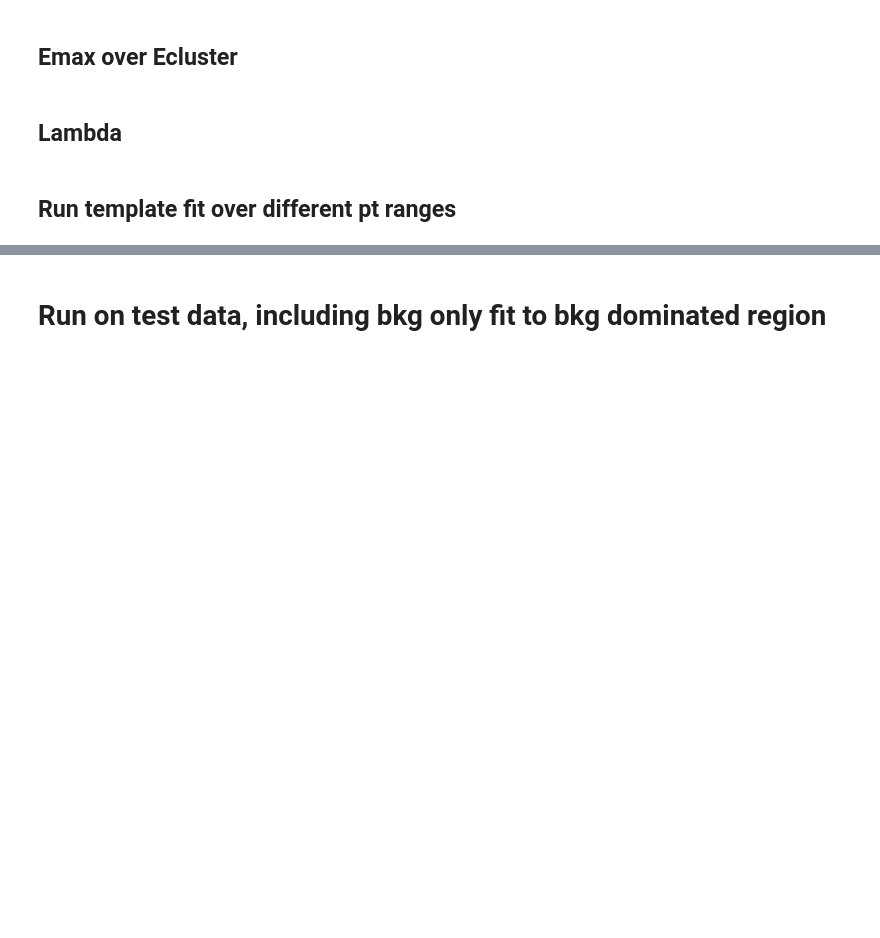
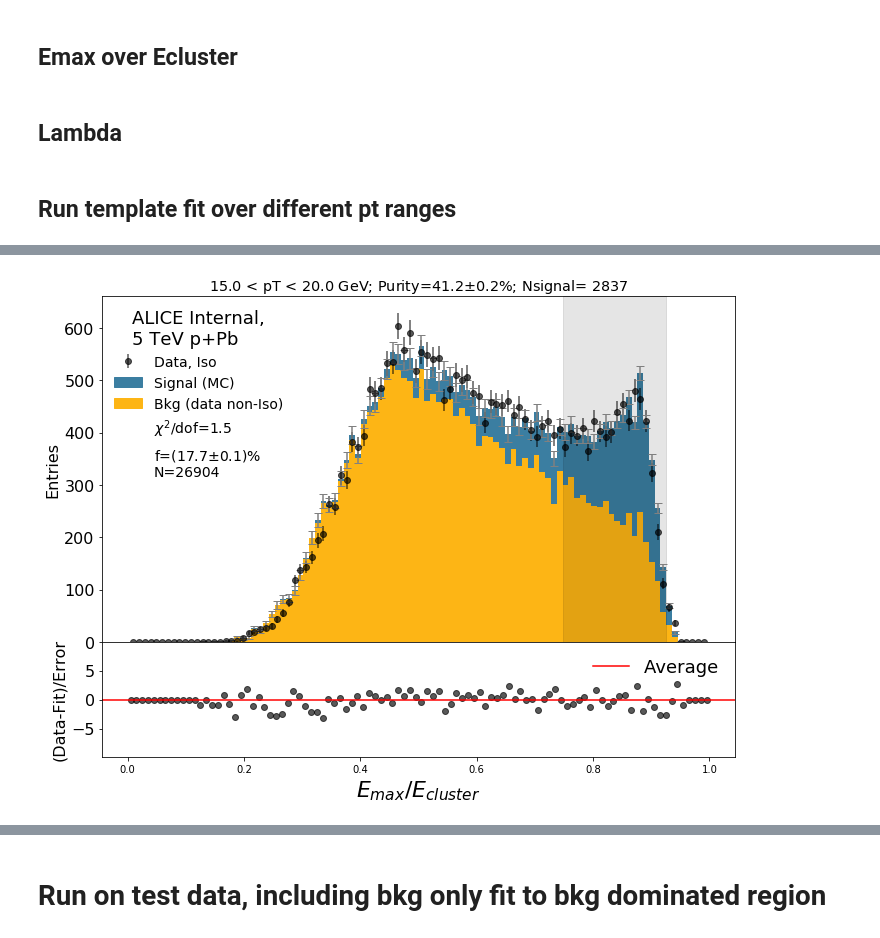
Before and after one commit to miguelignacio/CorrelationAnalysis, a Jupyter notebook: NtupleAnalysis/InputData/photon-purity.ipynb, the cells around one changed output, grey strips where cells are left out. Cells and saved outputs as stored; diff of their text form; code cells hidden in the pictures; blank space fills up the shorter version.

Commit message:
updating photon purity

```diff
--- a/NtupleAnalysis/InputData/photon-purity.ipynb
+++ b/NtupleAnalysis/InputData/photon-purity.ipynb
@@ -1047,3 +1046,13 @@ plt.show()
+# %%
+
+
+fakeData = pd.concat([mcBKG_Hists.query('cluster_iso_its_04_sub<1')[:60000],
+                      mcBKG_Hists.query('cluster_iso_its_04_sub>1'),
+                      mcHists.query('cluster_iso_its_04_sub<1')[:0]])
+print fakeData.shape[0]
+plt.show()
+
+dataHists = fakeData
 # %% [markdown]
 ## NN data
 # %%
@@ -1085,7 +1094,7 @@ Range=(0.0,1.0)
 ## Lambda
 # %%
 #bins = 160
-bins = 100
+bins = 200
 fitRange = (0.0, 1.5)
 #xlabel = 'Lambda'
 xlabel = r'$\sigma_{long}^{2}$'
@@ -1093,29 +1102,28 @@ varname = 'cluster_Lambda'
 limit_yaxis = 13.0
 puritymin = 0.0
 puritymax = 0.40
-fitRangeBKGonly=(0.5, 1.5)
+fitRangeBKGonly=(0.5, 1.5)#1.5
 Range=(0.0,2.0)
 # %% [markdown]
 ## Run template fit over different pt ranges
 # %%
 isomax=1.0
-nonisorange=(4,10)
+nonisorange=(3,10)
 isolation = 'cluster_iso_its_04_sub'
-tag = dataFiles[0].split('_small')[0]+mcFiles[0].split('_small')[0]+isolation
+tag = dataFiles[0].split('_small')[0]+mcSignal_Files[0].split('_small')[0]+isolation
 # %%
 
-tag = dataFiles[0].split('_small')[0]+mcFiles[0].split('_small')[0]+isolation
+tag = dataFiles[0].split('_small')[0]+mcSignal_Files[0].split('_small')[0]+isolation
 
 #Set pt bins
 #binedges = [10.0,11.0, 12.5, 16.0]#binedges = [10.0,16.0] #binedges = np.logspace(1.0, 1.176, num=5, base=10.0)
 #binedges = [10,11.0,12.5,16.0]
-binedges = [10.0,16.0]
+binedges = [15.0,20.0]
 PerSuperModule = False
-nsupermodules = 10
+nsupermodules = 20
 SplitEta       = False
 cutbadSM      = False
 
-#bins =80 worked
 for ipt in range(len(binedges)-1):
     ptmin = binedges[ipt]
     ptmax = binedges[ipt+1]
@@ -1124,31 +1132,30 @@ for ipt in range(len(binedges)-1):
     maskpt_up = dataHists.cluster_pt<ptmax
     maskdata = maskpt_do & maskpt_up
 
-    mcmaskpt_do = mcHists.cluster_pt>ptmin
-    mcmaskpt_up = mcHists.cluster_pt<ptmax
+    mcmaskpt_do = mcSignal_Hists.cluster_pt>ptmin
+    mcmaskpt_up = mcSignal_Hists.cluster_pt<ptmax
     maskmc   = mcmaskpt_do & mcmaskpt_up
 
 
 
-    Templates = getTemplates(dataHists[maskdata], mcHists[maskmc], bins,  isocut=isomax, nonisocuts=nonisorange,
+    Templates = getTemplates(dataHists[maskdata], mcSignal_Hists[maskmc], bins,  isocut=isomax, nonisocuts=nonisorange,
                              var = varname,  varRange=Range, isovar=isolation)
     dataiso, dataisoerr, signalmc, signalmcerr, datanoniso, datanonisoerr, binEdges = Templates
     tf = TemplateFit(dataiso, dataisoerr, signalmc, signalmcerr, datanoniso, datanonisoerr, binEdges, fitRange=fitRange)
     tf.plotFit(xlabel, title, True, puritymin, puritymax,
-               normalize=False, figureFilename=varname+'ptmin%2.0f_ptmax%2.0f_%s_Iso%2.0f_Noniso%2.0f_%2.0f.pdf'%(ptmin,ptmax,tag,isomax, nonisorange[0],nonisorange[1]))
+               normalize=False,
+               figureFilename=varname+'ptmin%2.0f_ptmax%2.0f_%s_Iso%2.0f_Noniso%2.0f_%2.0f.pdf'%(ptmin,ptmax,tag,isomax, nonisorange[0],nonisorange[1]))
 
 
 
     if(cutbadSM):
         dataveto = dataHists.cluster_SuperModule!=3
         dataveto2 = dataHists.cluster_SuperModule!=7
-        #veto  = maskdataRemoved & dataHists.cluster_SuperModule!=7
-        mcveto =  mcHists.cluster_SuperModule!=3
-        mcveto2 =  mcHists.cluster_SuperModule!=7
-        #maskmcRemoved = maskmcRemoved & mcHists.cluster_SuperModule!=7
+        mcveto =  mcSignal_Hists.cluster_SuperModule!=3
+        mcveto2 =  mcSignal_Hists.cluster_SuperModule!=7
 
         Templates = getTemplates(dataHists[maskdata & dataveto & dataveto2],
-                                 mcHists[maskmc & mcveto & mcveto2],
+                                 mcSignal_Hists[maskmc & mcveto & mcveto2],
                                  bins,  isocut=isomax, nonisocuts=nonisorange, var = varname,  varRange=Range, isovar=isolation)
         dataiso, dataisoerr, signalmc, signalmcerr, datanoniso, datanonisoerr, binEdges = Templates
         tf = TemplateFit(dataiso, dataisoerr, signalmc, signalmcerr, datanoniso, datanonisoerr, binEdges, fitRange=fitRange)
@@ -1157,11 +1164,11 @@ for ipt in range(len(binedges)-1):
 
 
     maskseta_data = [dataHists.cluster_eta>0, dataHists.cluster_eta<0]
-    maskseta_mc   = [mcHists.cluster_eta>0, mcHists.cluster_eta<0]
+    maskseta_mc   = [mcSignal_Hists.cluster_eta>0, mcSignal_Hists.cluster_eta<0]
 
     if SplitEta:
         for ieta in range(2):
-            Templates = getTemplates(dataHists[maskdata & maskseta_data[ieta]], mcHists[maskmc & maskseta_mc[ieta]], bins,
+            Templates = getTemplates(dataHists[maskdata & maskseta_data[ieta]], mcSignal_Hists[maskmc & maskseta_mc[ieta]], bins,
                                      isocut=isomax, nonisocuts=nonisorange, var = varname,  varRange=Range, isovar=isolation)
             dataiso, dataisoerr, signalmc, signalmcerr, datanoniso, datanonisoerr, binEdges = Templates
             tf = TemplateFit(dataiso, dataisoerr, signalmc, signalmcerr, datanoniso, datanonisoerr, binEdges, fitRange=fitRange)
@@ -1171,6 +1178,8 @@ for ipt in range(len(binedges)-1):
 
     if(PerSuperModule):
         purityarray = []
+        purityerrarray = []
+
         purityarrayVeto = []
 
         farray = []
@@ -1185,18 +1194,19 @@ for ipt in range(len(binedges)-1):
         for ism in range(nsupermodules ):
             masksm = dataHists.cluster_SuperModule==ism
             plt.subplot(2,nsupermodules/2 ,ism+1)
-            plt.hist2d(dataHists[maskdata & masksm].cluster_eta, dataHists[maskdata &masksm].cluster_phi,range=([-.70, .70], [-np.pi, np.pi]),bins=100)
+            plt.hist2d(dataHists[maskdata & masksm].cluster_eta, dataHists[maskdata &masksm].cluster_phi,range=([-.70, .70],
+                       [-np.pi, np.pi]),bins=100)
         plt.show()
         #fig.tight_layout()
         fig.savefig('supermodules.png')
         for ism in range(nsupermodules):
             mask_supermodules_data = dataHists.cluster_SuperModule==ism
-            mask_supermodules_mc   = mcHists.cluster_SuperModule==ism
+            mask_supermodules_mc   = mcSignal_Hists.cluster_SuperModule==ism
             maskdata_sm = maskdata & mask_supermodules_data
             maskmc_sm  = maskmc & mask_supermodules_mc
 
-            bins = 50 #was 80
-            Templates = getTemplates(dataHists[maskdata_sm], mcHists[maskmc_sm], bins,  isocut=isomax, nonisocuts=nonisorange,
+            bins = 120 #was 80
+            Templates = getTemplates(dataHists[maskdata_sm], mcSignal_Hists[maskmc_sm], bins,  isocut=isomax, nonisocuts=nonisorange,
                                      var = varname,  varRange=Range, isovar=isolation)
             dataiso, dataisoerr, signalmc, signalmcerr, datanoniso, datanonisoerr, binEdges = Templates
             tf = TemplateFit(dataiso, dataisoerr, signalmc, signalmcerr, datanoniso, datanonisoerr, binEdges,
@@ -1208,18 +1218,22 @@ for ipt in range(len(binedges)-1):
 
             #Everything EXCEPT the SM = ism
             purity, pmin, pmax = tf.getPurity(puritymin, puritymax)
+            puritylow = getPurity(tf.signal, tf.bkg, tf.binEdges, tf.fitf-tf.fitferr, puritymin, puritymax)
+            purityhigh = getPurity(tf.signal, tf.bkg, tf.binEdges, tf.fitf+tf.fitferr, puritymin, puritymax)
+
             purityarray.append(purity)
+            purityerrarray.append(max(abs(purity-puritylow), abs(purity-purityhigh) ))
             farray.append(tf.fitf)
             fErrarray.append(tf.fitferr)
             chi2.append(tf.chi2/tf.dof)
 
-            bins = 100
+            bins = 120
             mask_supermodules_data = dataHists.cluster_SuperModule!=ism
-            mask_supermodules_mc   = mcHists.cluster_SuperModule!=ism
+            mask_supermodules_mc   = mcSignal_Hists.cluster_SuperModule!=ism
             maskdata_sm = maskdata & mask_supermodules_data
             maskmc_sm  = maskmc & mask_supermodules_mc
 
-            Templates = getTemplates(dataHists[maskdata_sm], mcHists[maskmc_sm], bins,  isocut=isomax, nonisocuts=nonisorange,
+            Templates = getTemplates(dataHists[maskdata_sm], mcSignal_Hists[maskmc_sm], bins,  isocut=isomax, nonisocuts=nonisorange,
                                      var = varname,  varRange=Range, isovar=isolation)
             dataiso, dataisoerr, signalmc, signalmcerr, datanoniso, datanonisoerr, binEdges = Templates
             tf = TemplateFit(dataiso, dataisoerr, signalmc, signalmcerr, datanoniso, datanonisoerr, binEdges,
@@ -1227,7 +1241,9 @@ for ipt in range(len(binedges)-1):
             tf.plotFit(xlabel, title, True, puritymin, puritymax, normalize=False,
                        figureFilename=varname+'VetoSuperModule%d_ptmin%2.0f_ptmax%2.0f_%s_Iso_%1.0f_Noniso_%1.0f_%2.0f.pdf'%(ism,ptmin,ptmax,tag,isomax, nonisorange[0],nonisorange[1]))
             purity, pmin, pmax = tf.getPurity(puritymin, puritymax)
+
             purityarrayVeto.append(purity)
+
             farrayVeto.append(tf.fitf)
             fErrarrayVeto.append(tf.fitferr)
             chi2Veto.append(tf.chi2/tf.dof)
@@ -1242,7 +1258,7 @@ for ipt in range(len(binedges)-1):
         plt.subplot(121)
 
         plt.plot(range(nsupermodules),purityarrayVeto, marker='o')
-        plt.ylim([0.0,0.5])
+        plt.ylim([0.0,1.0])
 
         if 'NN' in varname:
             ylabel = 'Purity with DNN fit'
@@ -1255,14 +1271,15 @@ for ipt in range(len(binedges)-1):
         plt.legend(title=dataname, loc='best')
 
         plt.subplot(122)
-        plt.plot(range(nsupermodules),purityarray, marker='o')
-        plt.ylim([0.0,0.5])
+        plt.errorbar(range(nsupermodules),purityarray, yerr=purityerrarray, linestyle="None", marker='o')
+        plt.ylim([0.0,1.0])
         plt.ylabel(ylabel)
         plt.xlabel('Supermodule #')
         plt.axhline(y=np.average(purityarray),color='r',label='Average =%2.1f%%'%(100.0*np.average(purityarray)))
-        plt.axhspan(np.average(purityarray)-np.std(purityarray/np.sqrt(nsupermodules)),
-                    np.average(purityarray)+np.std(purityarray)/np.sqrt(nsupermodules),color='r',
-                    label='+/- RMS/sqrt(N) =%2.1f'%(100.0*np.std(purityarray)/np.sqrt(nsupermodules)), alpha=0.4)
+        plt.axhspan(np.average(purityarray)-np.std(purityarray),
+                    np.average(purityarray)+np.std(purityarray),
+                    color='r',
+                    label='+/- RMS =%2.1f'%(100.0*np.std(purityarray)), alpha=0.4)
         plt.legend(title=dataname, loc='best')
 
         print 'PURITY RMS = ' , np.std(purityarray)
@@ -1313,3 +1330,4 @@ for ipt in range(len(binedges)-1):
         plt.axhline(y=np.average(farray),color='r',label='Average')
         plt.show()
         fig.savefig('SummaryFraction'+varname+tag+'.png')
+# %% [output]
@@ -1315,0 +1345 @@ for ipt in range(len(binedges)-1):
+[figure, added]
```
Also changed, not shown: parts of 34 cells of this notebook.
